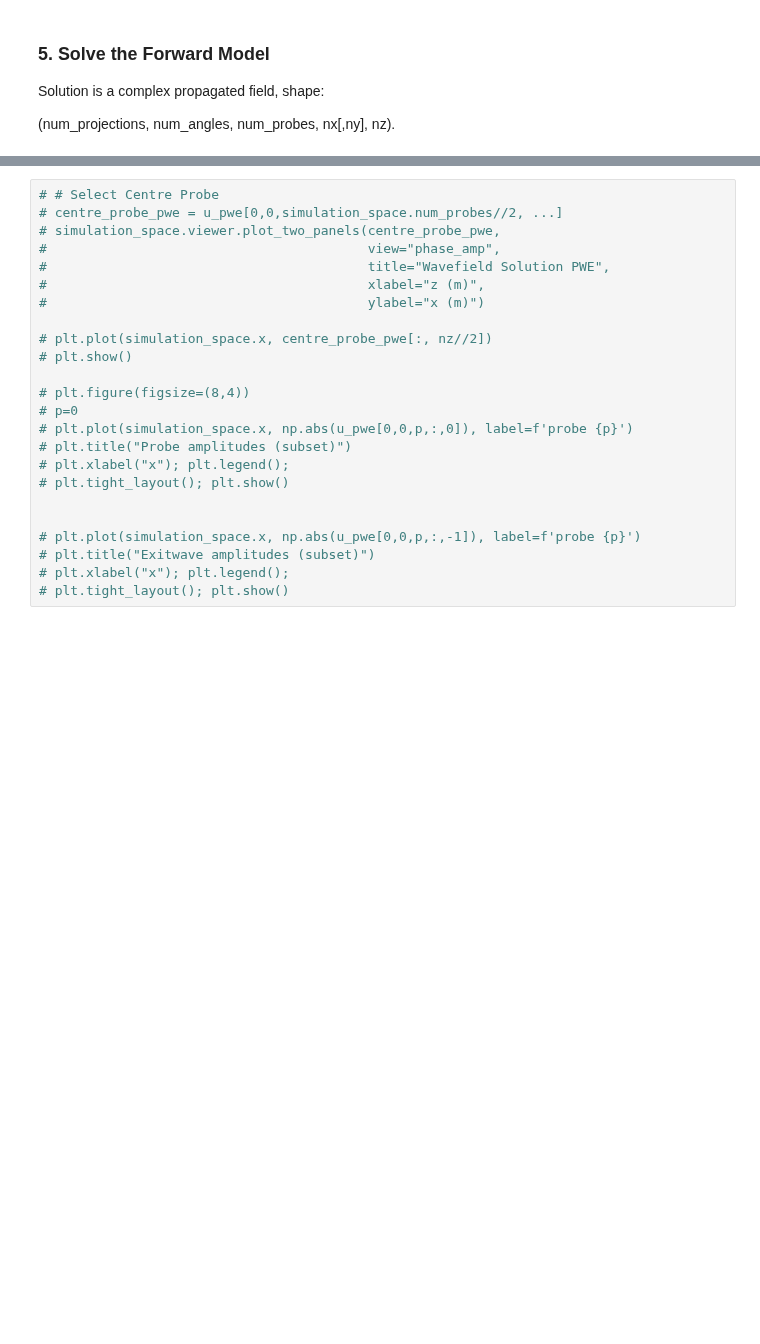
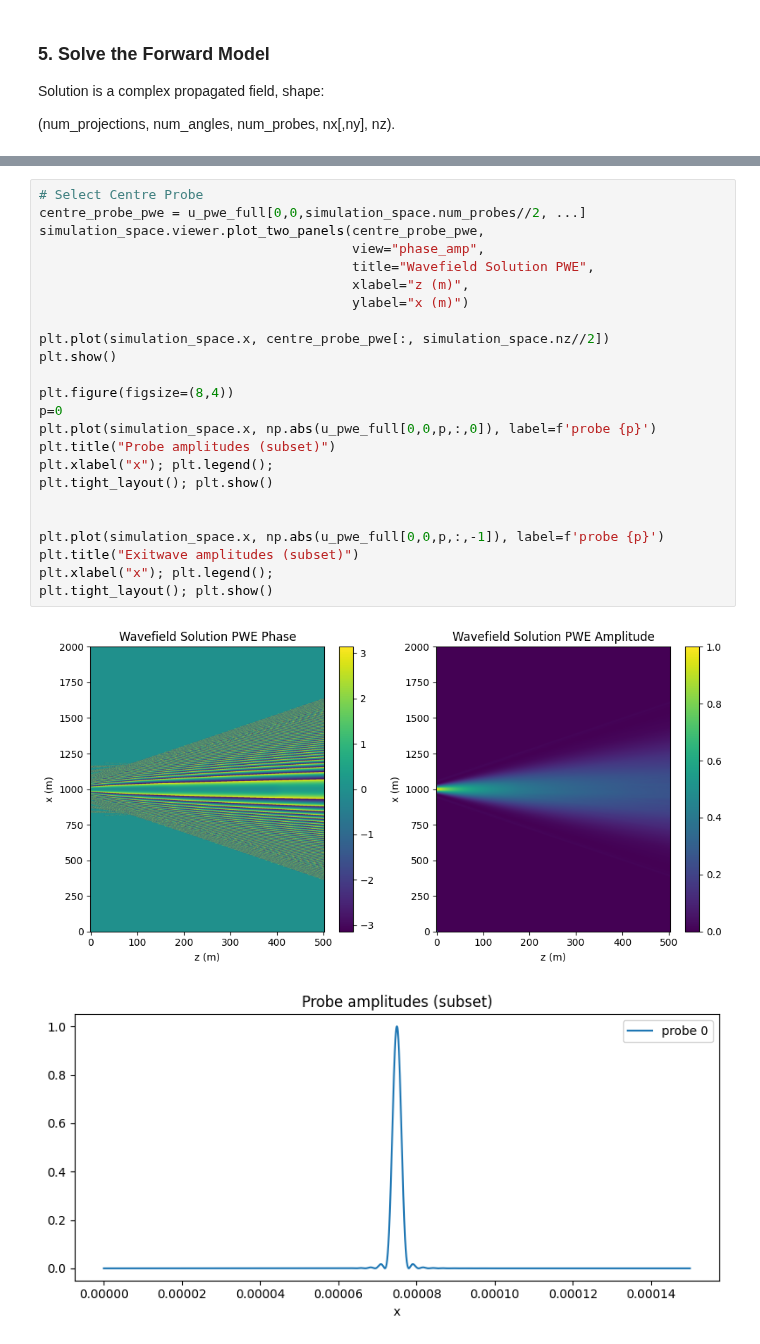
Before and after one commit to bryceshirley/thick_ptycho, a Jupyter notebook: notebooks/2D_examples/1c_pwe_gmres.ipynb, the cells around one changed output, grey strips where cells are left out. Saved outputs shown, nothing was run; the diff lists cells and outputs as text; blank space fills up the shorter version.

```diff
--- a/notebooks/2D_examples/1c_pwe_gmres.ipynb
+++ b/notebooks/2D_examples/1c_pwe_gmres.ipynb
@@ -188,24 +197,27 @@ Solution is a complex propagated field, shape:
 # %%
-# # Select Centre Probe
-# centre_probe_pwe = u_pwe[0,0,simulation_space.num_probes//2, ...]
-# simulation_space.viewer.plot_two_panels(centre_probe_pwe,
-#                                         view="phase_amp",
-#                                         title="Wavefield Solution PWE",
-#                                         xlabel="z (m)",
-#                                         ylabel="x (m)")
+# Select Centre Probe
+centre_probe_pwe = u_pwe_full[0,0,simulation_space.num_probes//2, ...]
+simulation_space.viewer.plot_two_panels(centre_probe_pwe,
+                                        view="phase_amp",
+                                        title="Wavefield Solution PWE",
+                                        xlabel="z (m)",
+                                        ylabel="x (m)")
 
-# plt.plot(simulation_space.x, centre_probe_pwe[:, nz//2])
-# plt.show()
+plt.plot(simulation_space.x, centre_probe_pwe[:, simulation_space.nz//2])
+plt.show()
 
-# plt.figure(figsize=(8,4))
-# p=0
-# plt.plot(simulation_space.x, np.abs(u_pwe[0,0,p,:,0]), label=f'probe {p}')
-# plt.title("Probe amplitudes (subset)")
-# plt.xlabel("x"); plt.legend();
-# plt.tight_layout(); plt.show()
+plt.figure(figsize=(8,4))
+p=0
+plt.plot(simulation_space.x, np.abs(u_pwe_full[0,0,p,:,0]), label=f'probe {p}')
+plt.title("Probe amplitudes (subset)")
+plt.xlabel("x"); plt.legend();
+plt.tight_layout(); plt.show()
 
 
-# plt.plot(simulation_space.x, np.abs(u_pwe[0,0,p,:,-1]), label=f'probe {p}')
-# plt.title("Exitwave amplitudes (subset)")
-# plt.xlabel("x"); plt.legend();
-# plt.tight_layout(); plt.show()
+plt.plot(simulation_space.x, np.abs(u_pwe_full[0,0,p,:,-1]), label=f'probe {p}')
+plt.title("Exitwave amplitudes (subset)")
+plt.xlabel("x"); plt.legend();
+plt.tight_layout(); plt.show()
+# %% [output]
+[figure, added]
+[figure, added]
```
Also changed, not shown: parts of 10 cells of this notebook, 1 other file.
